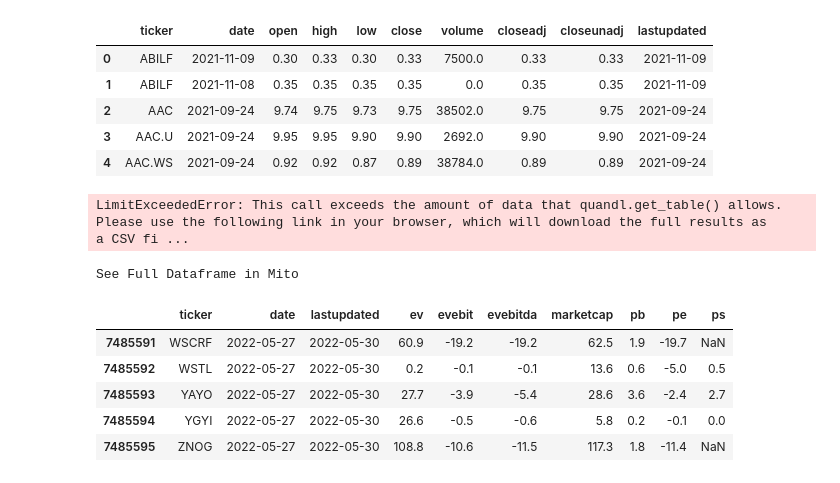
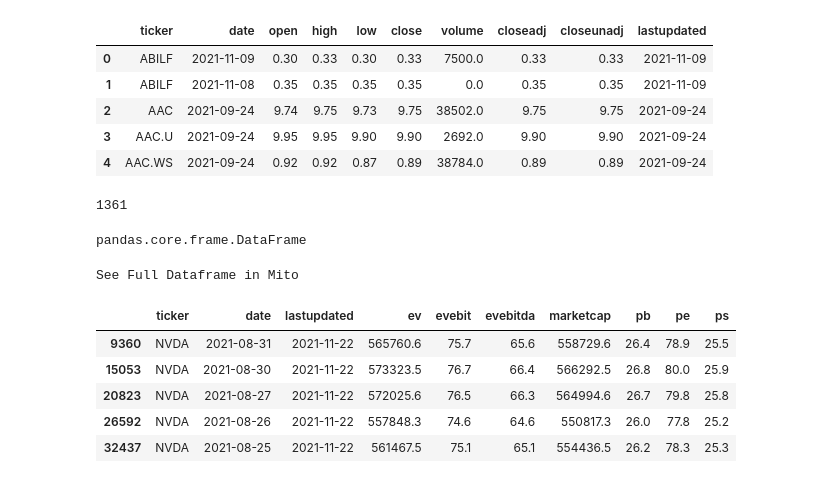
Before and after one commit to bme3412/Python, a Jupyter notebook: quandl/Quandl.ipynb, the cells around one changed output. Cells and saved outputs as stored; diff of their text form; code cells hidden in the pictures.

```diff
--- a/quandl/Quandl.ipynb
+++ b/quandl/Quandl.ipynb
@@ -48,8 +55,4 @@ See Full Dataframe in Mito
 | 2 | AAC | 2021-09-24 | 9.74 | 9.75 | 9.73 | 9.75 | 38502.0 | 9.75 | 9.75 | 2021-09-24 |
 | 3 | AAC.U | 2021-09-24 | 9.95 | 9.95 | 9.90 | 9.90 | 2692.0 | 9.90 | 9.90 | 2021-09-24 |
 | 4 | AAC.WS | 2021-09-24 | 0.92 | 0.92 | 0.87 | 0.89 | 38784.0 | 0.89 | 0.89 | 2021-09-24 |
-# %%
-data = quandl.get_table("SHARADAR/DAILY", paginate=True)
-# %% [output]
-LimitExceededError: This call exceeds the amount of data that quandl.get_table() allows.         Please use the following link in your browser, which will download the full results as         a CSV fi ...
 # %%
@@ -57,10 +60,20 @@ df_raw = pd.read_csv('SHARADAR_DAILY_3_mcap.csv')
 # %%
-df_raw.tail()
+df_nvda = df_raw[df_raw['ticker']=='NVDA']
-# %% [output]
-See Full Dataframe in Mito
-|  | ticker | date | lastupdated | ev | evebit | evebitda | marketcap | pb | pe | ps |
-| 7485591 | WSCRF | 2022-05-27 | 2022-05-30 | 60.9 | -19.2 | -19.2 | 62.5 | 1.9 | -19.7 | NaN |
-| 7485592 | WSTL | 2022-05-27 | 2022-05-30 | 0.2 | -0.1 | -0.1 | 13.6 | 0.6 | -5.0 | 0.5 |
-| 7485593 | YAYO | 2022-05-27 | 2022-05-30 | 27.7 | -3.9 | -5.4 | 28.6 | 3.6 | -2.4 | 2.7 |
-| 7485594 | YGYI | 2022-05-27 | 2022-05-30 | 26.6 | -0.5 | -0.6 | 5.8 | 0.2 | -0.1 | 0.0 |
-| 7485595 | ZNOG | 2022-05-27 | 2022-05-30 | 108.8 | -10.6 | -11.5 | 117.3 | 1.8 | -11.4 | NaN |
+# %%
+len(df_nvda)
+# %% [output]
+1361
+# %%
+type(df_nvda)
+# %% [output]
+pandas.core.frame.DataFrame
+# %%
+df_nvda.head()
+# %% [output]
+See Full Dataframe in Mito
+|  | ticker | date | lastupdated | ev | evebit | evebitda | marketcap | pb | pe | ps |
+| 9360 | NVDA | 2021-08-31 | 2021-11-22 | 565760.6 | 75.7 | 65.6 | 558729.6 | 26.4 | 78.9 | 25.5 |
+| 15053 | NVDA | 2021-08-30 | 2021-11-22 | 573323.5 | 76.7 | 66.4 | 566292.5 | 26.8 | 80.0 | 25.9 |
+| 20823 | NVDA | 2021-08-27 | 2021-11-22 | 572025.6 | 76.5 | 66.3 | 564994.6 | 26.7 | 79.8 | 25.8 |
+| 26592 | NVDA | 2021-08-26 | 2021-11-22 | 557848.3 | 74.6 | 64.6 | 550817.3 | 26.0 | 77.8 | 25.2 |
+| 32437 | NVDA | 2021-08-25 | 2021-11-22 | 561467.5 | 75.1 | 65.1 | 554436.5 | 26.2 | 78.3 | 25.3 |
```
Also changed, not shown: parts of 19 cells of this notebook.
